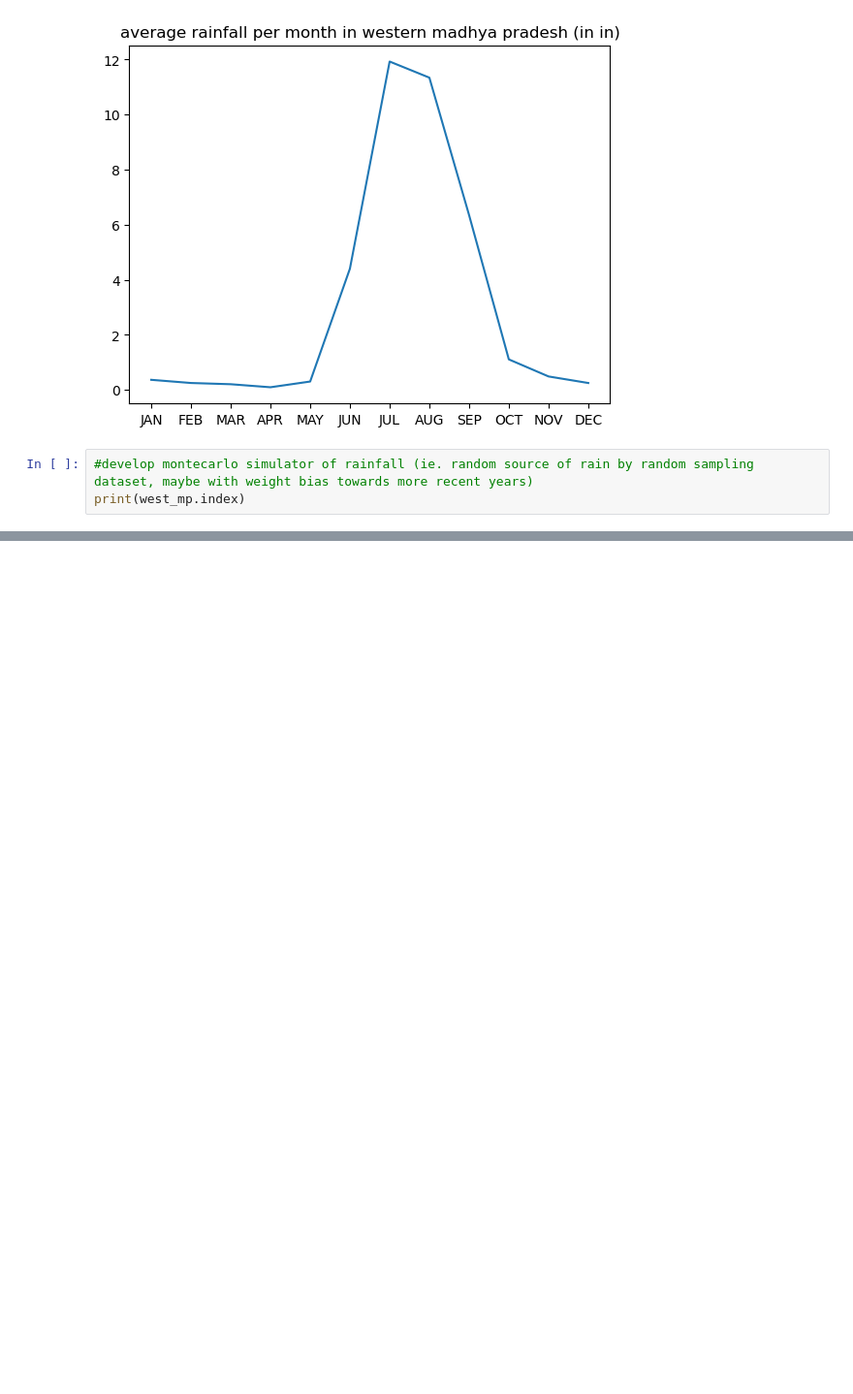
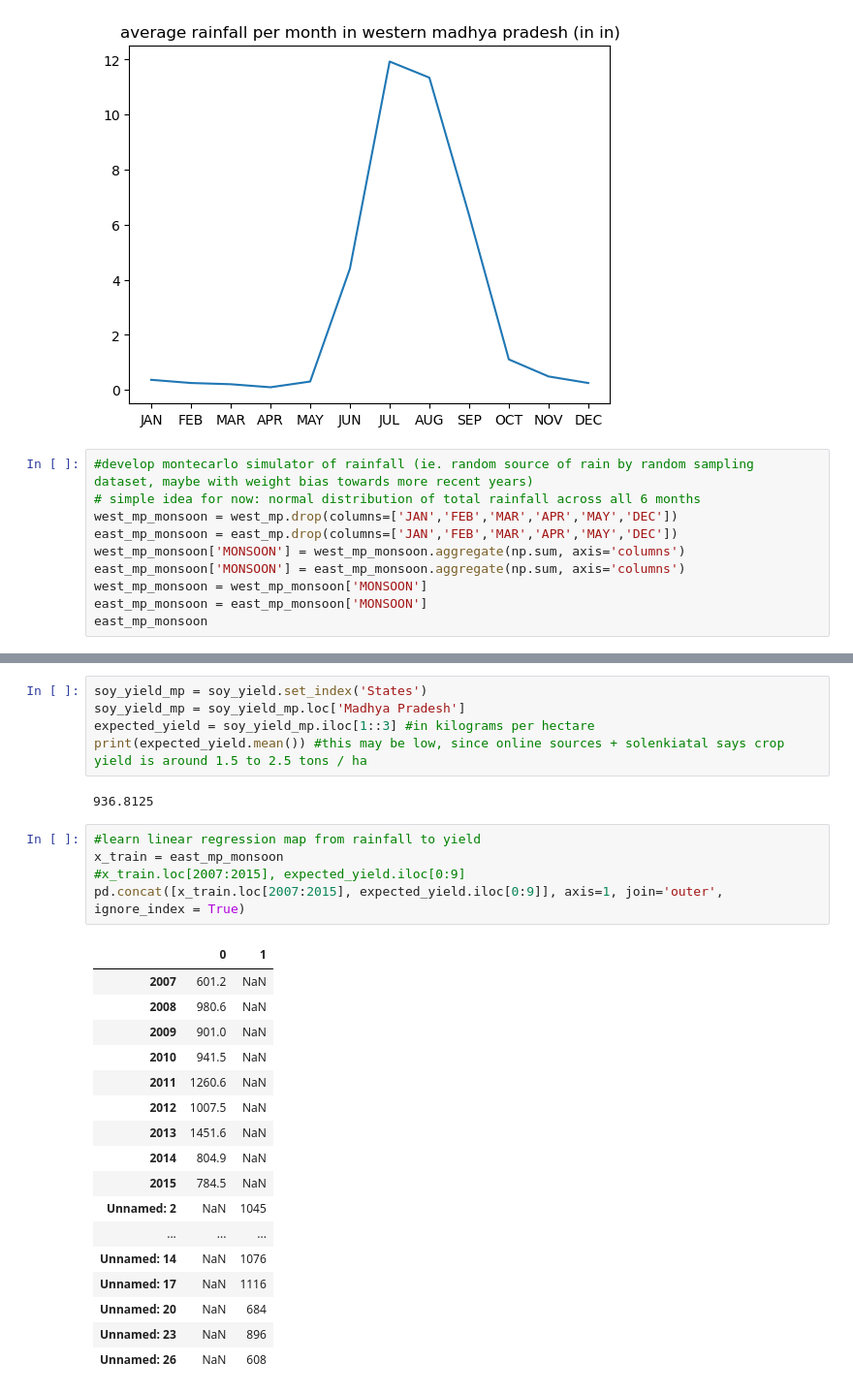
Before and after one commit to ken-neth-wang/crop-insurance, a Jupyter notebook: univariate_sim.ipynb, the cells around one changed output, grey strips where cells are left out. Shown at 97% size. Saved outputs shown, nothing was run; the diff lists cells and outputs as text; blank space fills up the shorter version.

```diff
--- a/univariate_sim.ipynb
+++ b/univariate_sim.ipynb
@@ -145,5 +149,12 @@ Text(0.5, 1.0, 'average rainfall per month in western madhya pradesh (in in)')
 [figure]
 # %%
 #develop montecarlo simulator of rainfall (ie. random source of rain by random sampling dataset, maybe with weight bias towards more recent years)
-print(west_mp.index)
+# simple idea for now: normal distribution of total rainfall across all 6 months
+west_mp_monsoon = west_mp.drop(columns=['JAN','FEB','MAR','APR','MAY','DEC'])
+east_mp_monsoon = east_mp.drop(columns=['JAN','FEB','MAR','APR','MAY','DEC'])
+west_mp_monsoon['MONSOON'] = west_mp_monsoon.aggregate(np.sum, axis='columns')
+east_mp_monsoon['MONSOON'] = east_mp_monsoon.aggregate(np.sum, axis='columns')
+west_mp_monsoon = west_mp_monsoon['MONSOON']
+east_mp_monsoon = east_mp_monsoon['MONSOON']
+east_mp_monsoon
 # %% [output]
@@ -157,0 +212,30 @@ goal is to create a montecarlo simulator of monthly rain in a chosen region
+# %%
+soy_yield_mp = soy_yield.set_index('States')
+soy_yield_mp = soy_yield_mp.loc['Madhya Pradesh']
+expected_yield = soy_yield_mp.iloc[1::3] #in kilograms per hectare
+print(expected_yield.mean()) #this may be low, since online sources + solenkiatal says crop yield is around 1.5 to 2.5 tons / ha
+# %% [output]
+936.8125
+# %%
+#learn linear regression map from rainfall to yield
+x_train = east_mp_monsoon
+#x_train.loc[2007:2015], expected_yield.iloc[0:9]
+pd.concat([x_train.loc[2007:2015], expected_yield.iloc[0:9]], axis=1, join='outer', ignore_index = True)
+# %% [output]
+|  | 0 | 1 |
+| 2007 | 601.2 | NaN |
+| 2008 | 980.6 | NaN |
+| 2009 | 901.0 | NaN |
+| 2010 | 941.5 | NaN |
+| 2011 | 1260.6 | NaN |
+| 2012 | 1007.5 | NaN |
+| 2013 | 1451.6 | NaN |
+| 2014 | 804.9 | NaN |
+| 2015 | 784.5 | NaN |
+| Unnamed: 2 | NaN | 1045 |
+| ... | ... | ... |
+| Unnamed: 14 | NaN | 1076 |
+| Unnamed: 17 | NaN | 1116 |
+| Unnamed: 20 | NaN | 684 |
+| Unnamed: 23 | NaN | 896 |
+| Unnamed: 26 | NaN | 608 |
```
Also changed, not shown: parts of 8 cells of this notebook, 2 other files.
